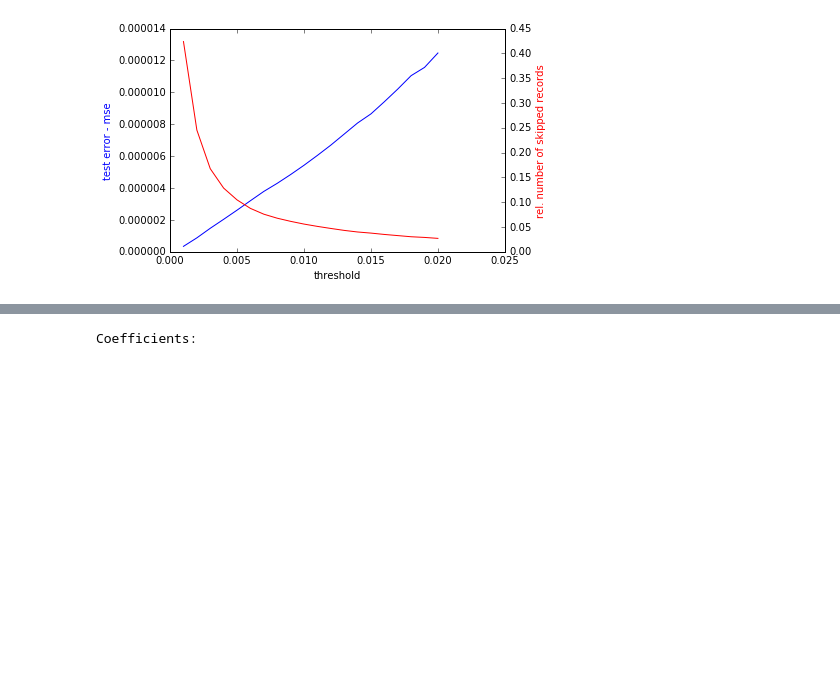
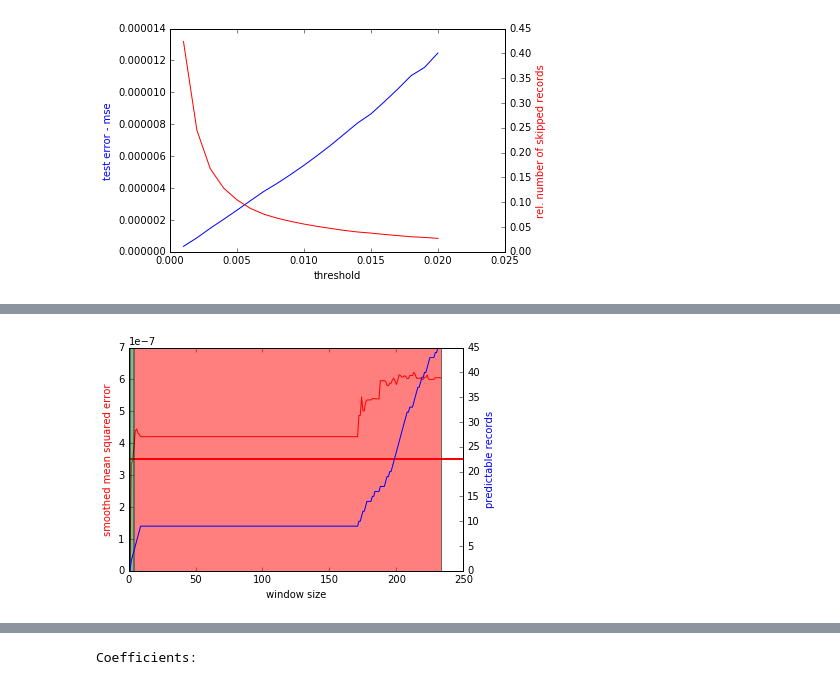
Before and after one commit to FelixNeutatz/BehavioralAuthentication, a Jupyter notebook: src/main/php/CursorAuthentication.ipynb, the cells around one changed output, grey strips where cells are left out. Saved outputs shown, nothing was run; the diff lists cells and outputs as text; code cells hidden in the pictures; blank space fills up the shorter version.

Commit message:
add analysis of window size

```diff
--- a/src/main/php/CursorAuthentication.ipynb
+++ b/src/main/php/CursorAuthentication.ipynb
@@ -9,6 +9,8 @@ import gtk, pygtk
 import csv
 import numpy as np
 import ConfigParser
+# %%
+theta = 3.5e-07
 # %%
 #read write project path
 #TODO: configure this file according to your path: BehavioralAuthentication/src/main/php/configuration.cfg
@@ -294,11 +296,8 @@ def getSmoothedDistance(target, isOverThreshold):
     for t in np.arange(1, target.shape[0], 1):
         last_point_x = target[t-1,0]
         last_point_y = target[t-1,1]
-        if (isOverThreshold[t]):
-            last_point_x = target[t,0]
-            last_point_y = target[t,1]
-
-        distance += (euclidean(target[t,:], np.array([last_point_x,last_point_y])) ** 2)
+        if (isOverThreshold[t] == False):
+            distance += euclidean(target[t,:], np.array([last_point_x,last_point_y]))
 
     return distance
 # %%
@@ -327,8 +326,13 @@ def get_smoothed_result(newData, newTarget, diff, threshold, v = False):
         plt.ylabel('prediction y error -smoothed')
         plt.show()
 
-    time_error = np.sum(np.power(diff_smoothed,2)) / N_smoothed
-    distance_error = np.sum(np.power(diff_smoothed,2)) / newdist
+    time_error = 0.0
+    if (N_smoothed > 0.0):
+        time_error = np.sum(np.power(diff_smoothed,2)) / N_smoothed
+
+    distance_error = 0.0
+    if (newdist > 0.0):
+        distance_error = np.sum(np.power(diff_smoothed,2)) / newdist
 
     return ((time_error,distance_error, N_smoothed))
 # %%
@@ -574,3 +560,67 @@ mean difference in time step: 0.03000475079
 1.24692458718e-05: 0.0270638161582
 MSE
 [figure]
+# %%
+#time window impact on classification
+
+file_names = {}
+file_names["Felix test1"] = resource_path + "felix/felix_10sec_1"
+file_names["Felix test2"] = resource_path + "felix/felix_10sec_2"
+file_names["Felix test3 - lying in bed"] = resource_path + "felix/felix_10sec_3"
+file_names["Felix test4"] = resource_path + "felix/felix_10sec_4"
+file_names["Felix test5"] = resource_path + "felix/felix_10sec_5"
+
+file_names["Niklas test1"] = resource_path + "unauthorized/niklas_10sec"
+file_names["Elias test1"] = resource_path + "unauthorized/elias_10sec"
+file_names["Emely test1"] = resource_path + "unauthorized/emely_10sec"
+file_names["Martin test1"] = resource_path + "unauthorized/martin_60sec"
+
+test_size = 234
+
+for test_title, f_name in file_names.iteritems():
+
+
+    (fileX1, fileY1) = extractFeatures(f_name,
+                                         n_last_timestamps_as_features = current_number_features,
+                                         normalize = True)
+
+
+    error_time = {}
+    error_dist = {}
+    n_skipped = {}
+
+    classification_acc = np.zeros((test_size,1))
+    classifyable_n = np.zeros((test_size,1))
+
+    r = np.arange(1,test_size,1)
+
+    for i in r:
+        (error_time[i], distance_error, classifyable_n[i], classification_acc[i]) = showStatsData((fileX1[0:i,:], fileY1[0:i,:]), model, two_sigma, n_last_timestamps_as_features = current_number_features, v = False)
+
+
+    print(test_title)
+
+    # show how to use transforms to create axes spans where a certain condition is satisfied
+    fig, ax = plt.subplots()
+    x = r
+    y = np.matrix(error_time.values()).A1
+    ax.plot(x, y, color = 'r')
+
+    # use the data coordinates for the x-axis and the axes coordinates for the y-axis
+    import matplotlib.transforms as mtransforms
+    trans = mtransforms.blended_transform_factory(ax.transData, ax.transAxes)
+    ax.axhline(theta, color='red', lw=2, alpha=1.0)
+
+    ax.set_xlabel('window size')
+    ax.set_ylabel('smoothed mean squared error', color = 'r')
+
+
+    ax2 = ax.twinx()
+    ax2.fill_between(x, 0.0, 1.0, where=y <= theta, facecolor='green', alpha=0.5, transform=trans)
+    ax2.fill_between(x, 0.0, 1.0, where=y > theta, facecolor='red', alpha=0.5, transform=trans)
+
+    ax2.set_ylabel('predictable records', color = 'b')
+    ax2.plot(classifyable_n, color='b')
+
+    plt.show()
+# %% [output]
@@ -576,0 +630 @@ MSE
+[figure, added]
```
Also changed, not shown: parts of 19 cells of this notebook.
